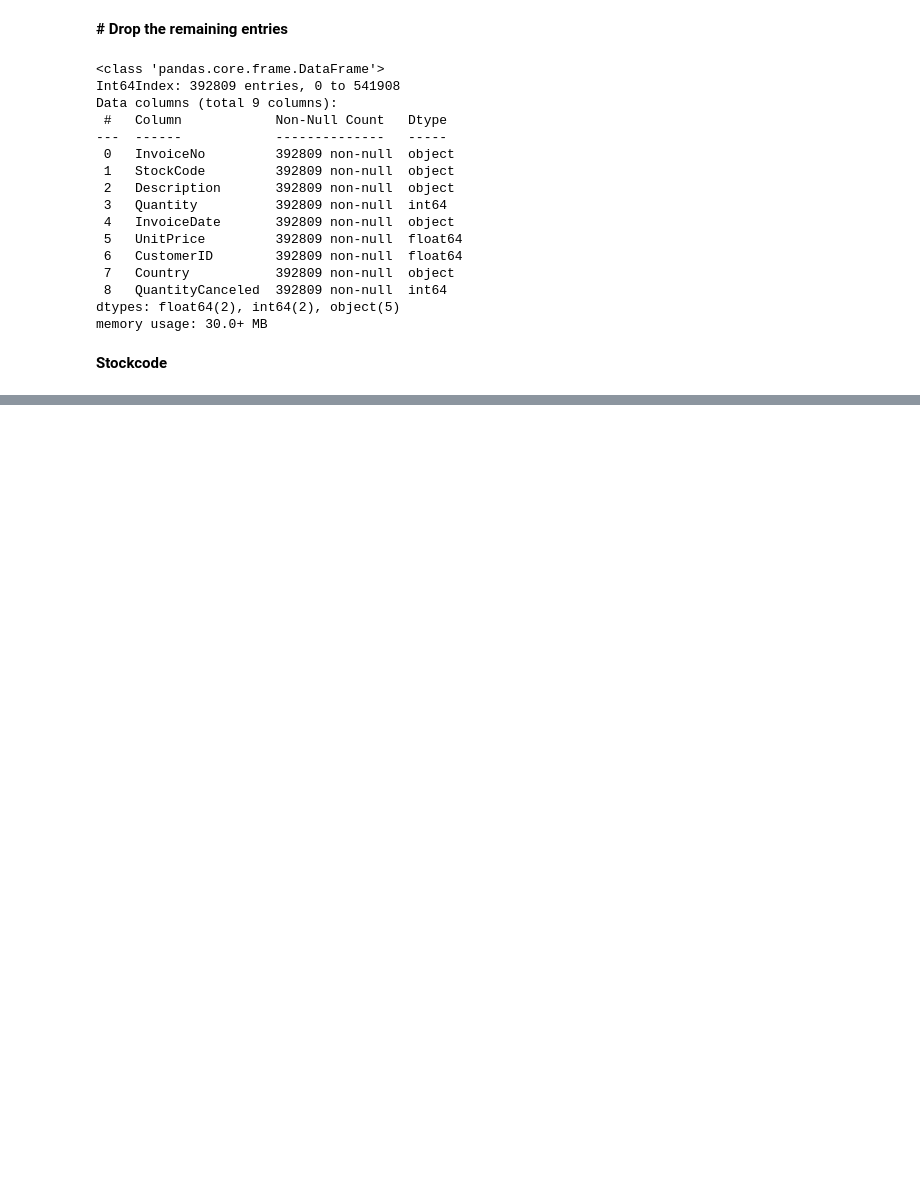
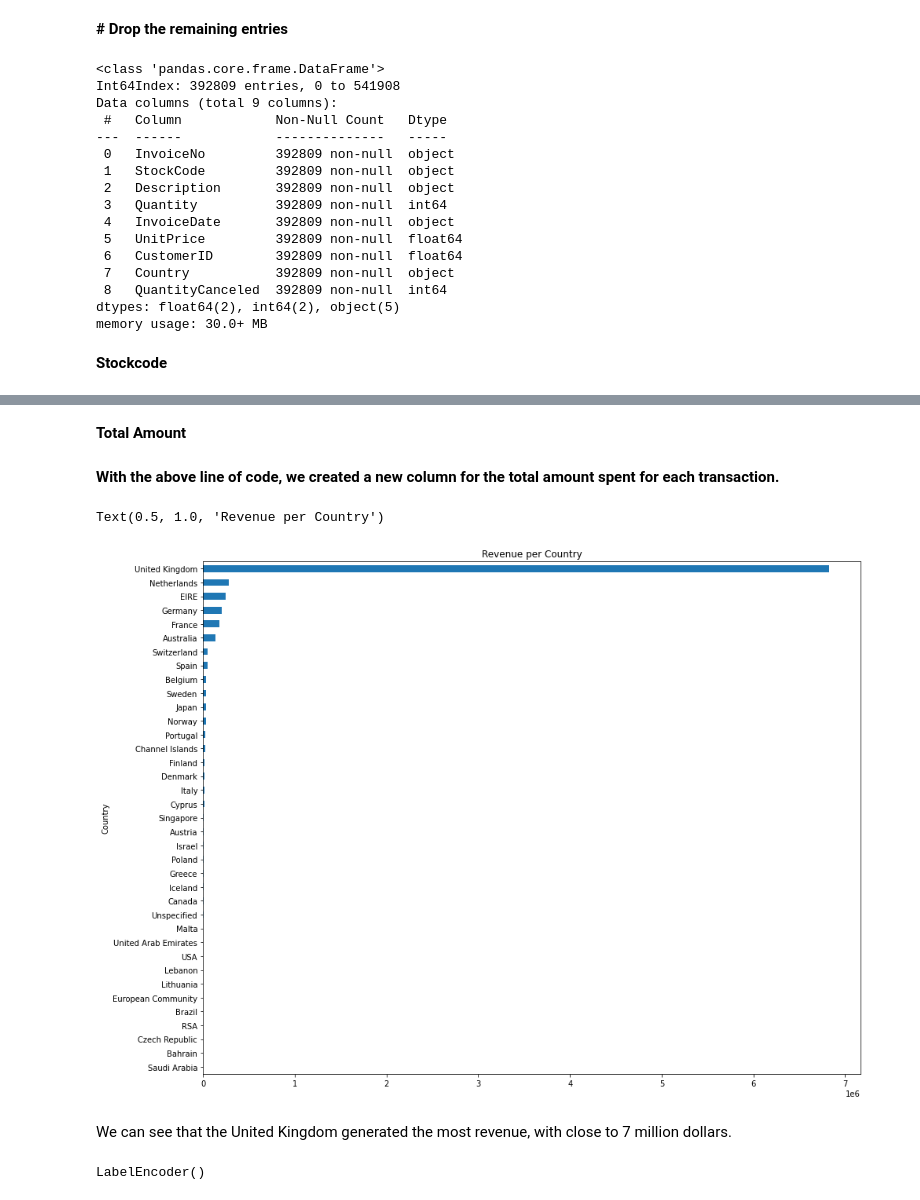
Before and after one commit to jithesh9539/Customer_Segmentation_Final, a Jupyter notebook: Customer_Segmentation.ipynb, the cells around one changed output, grey strips where cells are left out. Drawn from its saved outputs; the diff is of its cells as text; code cells hidden in the pictures; blank space fills up the shorter version.

```diff
--- a/Customer_Segmentation.ipynb
+++ b/Customer_Segmentation.ipynb
@@ -409,0 +422,8 @@ memory usage: 30.0+ MB
+# %%
+df_cleaned = df_cleaned[df_cleaned['StockCode']!= 'POST']
+df_cleaned = df_cleaned[df_cleaned['StockCode']!= 'D']
+df_cleaned = df_cleaned[df_cleaned['StockCode']!= 'C2']
+df_cleaned = df_cleaned[df_cleaned['StockCode']!= 'M']
+df_cleaned = df_cleaned[df_cleaned['StockCode']!= 'BANK CHARGES']
+df_cleaned = df_cleaned[df_cleaned['StockCode']!= 'PADS']
+df_cleaned = df_cleaned[df_cleaned['StockCode']!= 'DOT']
@@ -409,0 +467,23 @@ memory usage: 30.0+ MB
+# %% [markdown]
+**Total Amount**
+# %%
+# Calculate the Total Amount
+df_cleaned['TotalAmount'] = df_cleaned['UnitPrice'] * (df_cleaned['Quantity'] - df_cleaned['QuantityCanceled'])
+# %% [markdown]
+**With the above line of code, we created a new column for the total amount spent for each transaction.**
+# %%
+# Total revenue generated per country
+revenue_per_country = df_cleaned.groupby(["Country"])["TotalAmount"].sum().sort_values()
+revenue_per_country.plot(kind='barh', figsize=(15,12))
+plt.title("Revenue per Country")
+# %% [output]
+Text(0.5, 1.0, 'Revenue per Country')
+[figure, added]
+# %% [markdown]
+We can see that the United Kingdom generated the most revenue, with close to 7 million dollars.
+# %%
+# Normalize the labels
+le = preprocessing.LabelEncoder()
+le.fit(df_cleaned['Country'])
+# %% [output]
+LabelEncoder()
```
Also changed, not shown: parts of 55 cells of this notebook.
